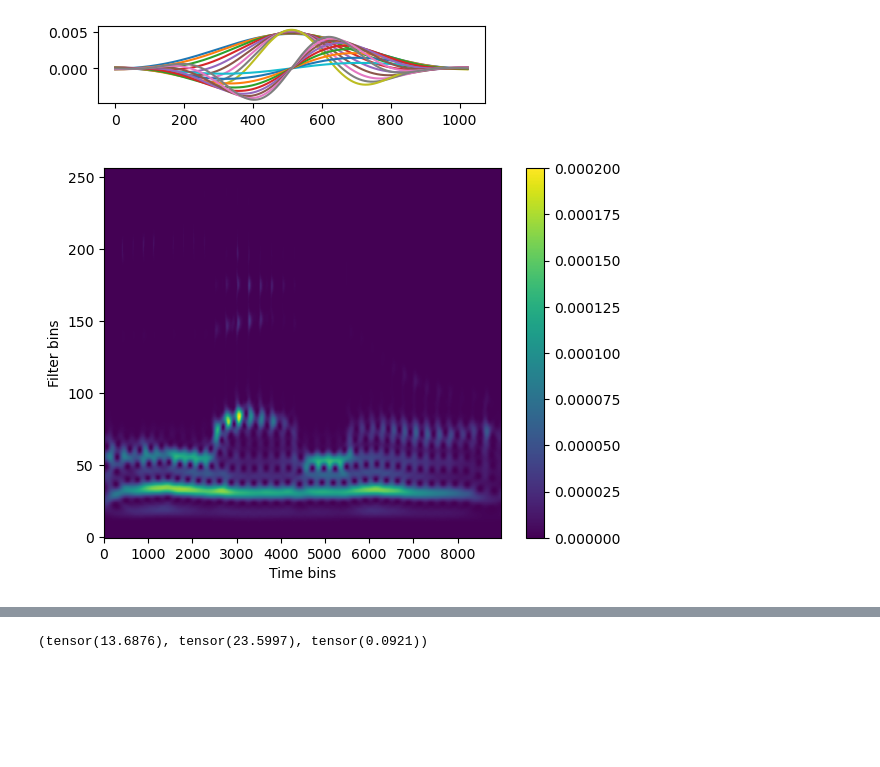
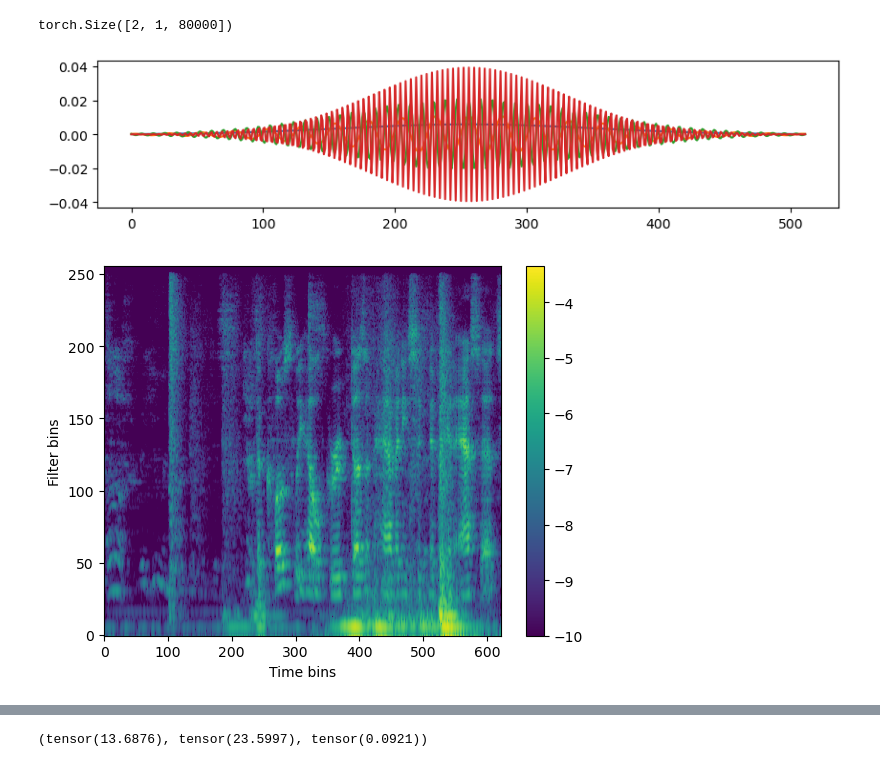
Before and after one commit to danedane-haider/Random-Filterbanks, a Jupyter notebook: Stability of Random Filterbanks under Gradient Descent/Auditory_bias_complex.ipynb, the cells around one changed output, grey strips where cells are left out. Saved outputs shown, nothing was run; the diff lists cells and outputs as text; code cells hidden in the pictures; blank space fills up the shorter version.

```diff
--- a/Stability of Random Filterbanks under Gradient Descent/Auditory_bias_complex.ipynb
+++ b/Stability of Random Filterbanks under Gradient Descent/Auditory_bias_complex.ipynb
@@ -9,48 +9,62 @@ from torchaudio.transforms import InverseSpectrogram, Spectrogram, InverseSpectr
 from IPython.display import Audio
 from fb_utils import fir_tightener3000, fir_tightener4000, frame_bounds_lp, random_filterbank
 # %%
-with open('audfreqz.npy', 'rb') as f:
+with open('audfreqz_red4.npy', 'rb') as f:
     gf = np.load(f)
 # %%
 import librosa
-speech_full = librosa.load('speech.wav')
+speech_full = librosa.load('test.wav')
 speech_full = librosa.resample(speech_full[0],orig_sr=22050,target_sr=16000)
-len = 10000
-speech = speech_full[1500:1500+len].reshape(1,-1)
+# speech = speech_full[1500:1500+len].reshape(1,-1)
+len = 80000
+speech = speech_full[:len].reshape(1,-1)
 
-x = torch.randn(32,1,len)
+#speech = np.append(speech, np.zeros((1,len*4)),axis=1)
+
+x = torch.randn(2,1,len)
 x[0,0,:] = torch.tensor(speech / np.linalg.norm(speech), dtype=torch.float32)
+x.shape
+# %% [output]
+torch.Size([2, 1, 80000])
+# %%
+def gauss(L, sigma):
+    g = np.exp(-np.pi * np.arange(-L//2,L//2)**2 / (sigma/2)**2)
+    g_c = g
+    return g_c.reshape(1,-1)
 # %%
 # Audlet style filterbank
-supp = 1024
+supp = 512
+supper = gauss(supp, supp-12)
 g = np.fft.ifft(gf, axis=0)
 g = np.roll(g, supp//2, axis=0)
-g_re = np.real(g[:supp]).T
-g_im = np.imag(g[:supp]).T
+g_re = np.real(g[:supp]).T * supper
+g_im = np.imag(g[:supp]).T * supper
 g_c = g_re + 1j*g_im
 g_re_tensor = torch.tensor(g_re, dtype=torch.float32).unsqueeze(1)
 g_im_tensor = torch.tensor(g_im, dtype=torch.float32).unsqueeze(1)
 # g_c_tensor = torch.tensor(g_c, dtype=torch.complex64).unsqueeze(1)
 
-num = np.arange(1,10)
-plt.figure(figsize=(5,1))
+num = np.arange(1,256,64)
+plt.figure(figsize=(10,2))
 plt.plot(g_re[num,:].T)
-plt.plot(g_im[num,:].T)
+# plt.plot(g_im[num,:].T)
 plt.show()
 # %% [output]
-[figure, old version]
+[figure, new version]
 # %%
-x_enc_re = F.conv1d(x, g_re_tensor, stride=1, padding=0)
-x_enc_im = F.conv1d(x, g_im_tensor, stride=1, padding=0)
+stride = 128
+
+x_enc_re = F.conv1d(x, g_re_tensor, stride=stride, padding=0)
+x_enc_im = F.conv1d(x, g_im_tensor, stride=stride, padding=0)
 x_enc_mag = x_enc_re**2 + x_enc_im**2
 
-plt.imshow(x_enc_mag.numpy()[0,:,:], vmin=0, vmax=0.0002, aspect='auto', origin='lower')
+plt.imshow(np.log10(x_enc_mag.numpy()[0,:,:]), vmin=-10, aspect='auto', origin='lower')
 plt.colorbar()
 plt.xlabel('Time bins')
 plt.ylabel('Filter bins')
 
-x_tilde_re = F.conv_transpose1d(x_enc_re, g_re_tensor, stride=1, padding=0).squeeze(0)
-x_tilde_im = F.conv_transpose1d(x_enc_im, g_im_tensor, stride=1, padding=0).squeeze(0)
+x_tilde_re = F.conv_transpose1d(x_enc_re, g_re_tensor, stride=stride, padding=0).squeeze(0)
+x_tilde_im = F.conv_transpose1d(x_enc_im, g_im_tensor, stride=stride, padding=0).squeeze(0)
 x_tilde = x_tilde_re + x_tilde_im
 # %% [output]
-[figure, old version]
+[figure, new version]
```
Also changed, not shown: parts of 32 cells of this notebook, 32 other files.
